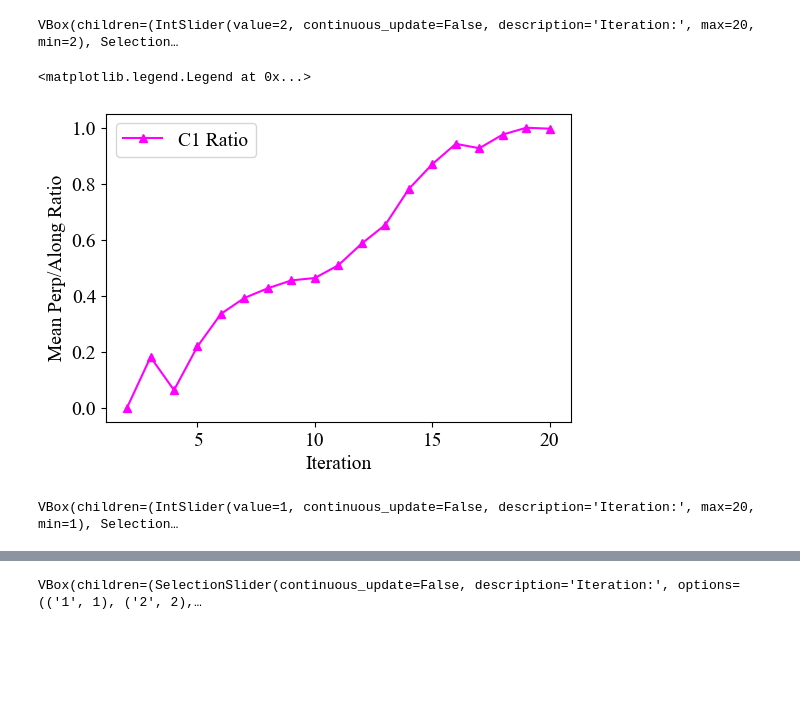
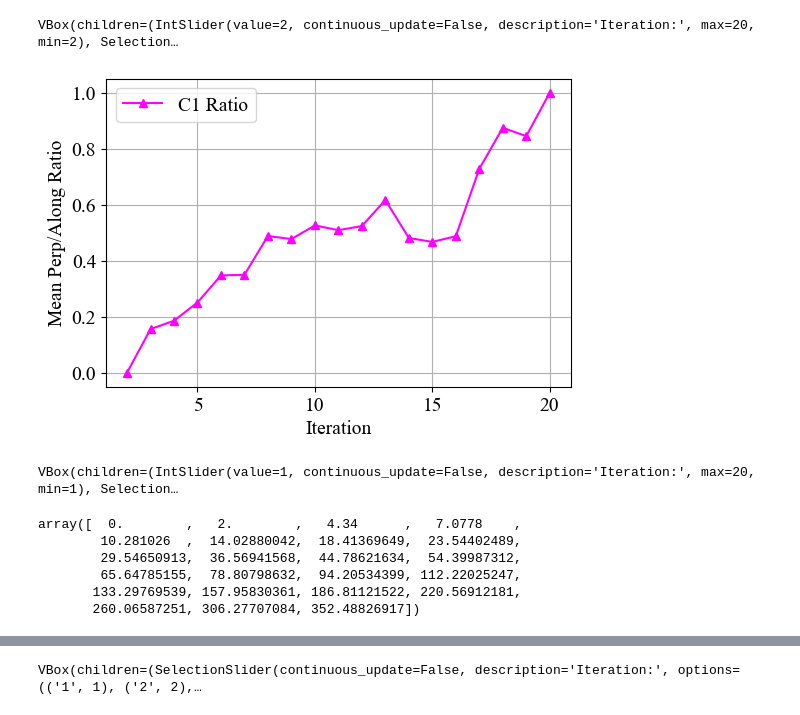
Before and after one commit to emgeolab/alberta_atem, a Jupyter notebook: notebooks/inversion_results_plot.ipynb, the cells around one changed output, grey strips where cells are left out. Saved outputs shown, nothing was run; the diff lists cells and outputs as text; code cells hidden in the pictures; blank space fills up the shorter version.

```diff
--- a/notebooks/inversion_results_plot.ipynb
+++ b/notebooks/inversion_results_plot.ipynb
@@ -44,7 +45,7 @@ Current Working Directory: /Volumes/X31/01.Projects/atem
 - Plot resistivity depth slices by iteration, line, and depth.
 - Review the inversion trade-off with an L-curve.
 # %%
-area:str = "NW"
+area:str = "tielines"
 tmp:dict = binning(dx=50, area=area)
 # %%
 times = tmp["times"]
@@ -592,12 +619,12 @@ VBox(children=(IntSlider(value=2, continuous_update=False, description='Iteratio
 # %%
 plt.plot([it for it in range(2, iterations + 1)], min_max_scaler(np.mean(ratio_matrix_A, axis=1)), c='magenta', marker='^')
 # plt.yscale('log')
 plt.xlabel('Iteration')
 plt.ylabel('Mean Perp/Along Ratio')
 plt.legend(['C1 Ratio', 'C2 Ratio', 'C3 Ratio', 'C4 Ratio', 'C5 Ratio'])
+plt.grid()
 # %% [output]
-<matplotlib.legend.Legend at 0x...>
-[figure, old version]
+[figure, new version]
 # %%
 def plot_monitor_and_inversion_by_depth(i_depth, i_iteration=None):
     if i_iteration is None:
@@ -716,6 +743,15 @@ depth_map_output = interactive_output(
 VBox([iter_slider_map, depth_slider_map, depth_map_output])
 # %% [output]
 VBox(children=(IntSlider(value=1, continuous_update=False, description='Iteration:', max=20, min=1), Selection…
+# %%
+depth_edges
+# %% [output]
+array([  0.        ,   2.        ,   4.34      ,   7.0778    ,
+        10.281026  ,  14.02880042,  18.41369649,  23.54402489,
+        29.54650913,  36.56941568,  44.78621634,  54.39987312,
+        65.64785155,  78.80798632,  94.20534399, 112.22025247,
+       133.29769539, 157.95830361, 186.81121522, 220.56912181,
+       260.06587251, 306.27707084, 352.48826917])
 # %%
 phi_d = [outDict[i]['phi_d'] for i in range(1, iterations + 1)]
 phi_m = [outDict[i]['phi_m'] for i in range(1, iterations + 1)]
```
Also changed, not shown: parts of 16 cells of this notebook, 3 other files.
